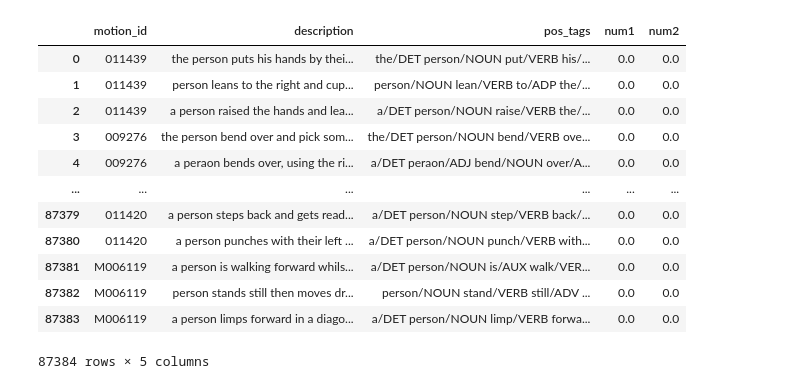
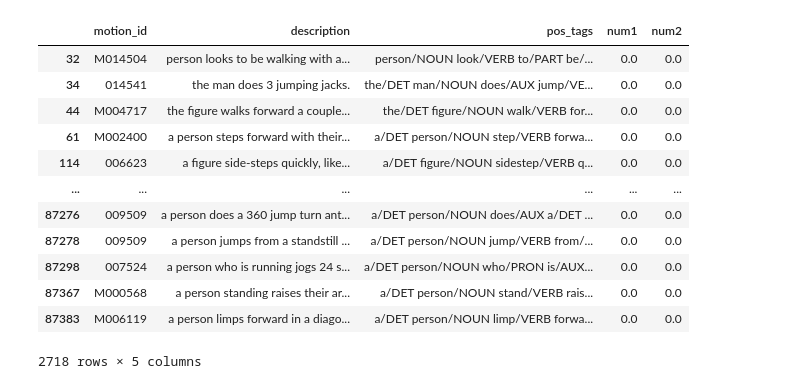
Before and after one commit to hannesmoehring/data_analysis_smpl, a Jupyter notebook: textual/textual_analysis.ipynb, the cells around one changed output. Drawn from its saved outputs; the diff is of its cells as text; code cells hidden in the pictures.

```diff
--- a/textual/textual_analysis.ipynb
+++ b/textual/textual_analysis.ipynb
@@ -4,19 +4,23 @@ import textual_help as th
 h3d_df = th.read_data_texts("../datasets/humanml3d/texts")
 kit_df = th.read_data_texts("../datasets/KIT-ML/texts")
 # %%
-h3d_df
+mask = h3d_df["description"].str.strip().str.split().str.len() != \
+       h3d_df["pos_tags"].str.strip().str.split().str.len()
+
+mismatch_df = h3d_df[mask]
+mismatch_df
 # %% [output]
 |  | motion_id | description | pos_tags | num1 | num2 |
-| 0 | 011439 | the person puts his hands by thei... | the/DET person/NOUN put/VERB his/... | 0.0 | 0.0 |
-| 1 | 011439 | person leans to the right and cup... | person/NOUN lean/VERB to/ADP the/... | 0.0 | 0.0 |
-| 2 | 011439 | a person raised the hands and lea... | a/DET person/NOUN raise/VERB the/... | 0.0 | 0.0 |
-| 3 | 009276 | the person bend over and pick som... | the/DET person/NOUN bend/VERB ove... | 0.0 | 0.0 |
-| 4 | 009276 | a peraon bends over, using the ri... | a/DET peraon/ADJ bend/NOUN over/A... | 0.0 | 0.0 |
+| 32 | M014504 | person looks to be walking with a... | person/NOUN look/VERB to/PART be/... | 0.0 | 0.0 |
+| 34 | 014541 | the man does 3 jumping jacks. | the/DET man/NOUN does/AUX jump/VE... | 0.0 | 0.0 |
+| 44 | M004717 | the figure walks forward a couple... | the/DET figure/NOUN walk/VERB for... | 0.0 | 0.0 |
+| 61 | M002400 | a person steps forward with their... | a/DET person/NOUN step/VERB forwa... | 0.0 | 0.0 |
+| 114 | 006623 | a figure side-steps quickly, like... | a/DET figure/NOUN sidestep/VERB q... | 0.0 | 0.0 |
 | ... | ... | ... | ... | ... | ... |
-| 87379 | 011420 | a person steps back and gets read... | a/DET person/NOUN step/VERB back/... | 0.0 | 0.0 |
-| 87380 | 011420 | a person punches with their left ... | a/DET person/NOUN punch/VERB with... | 0.0 | 0.0 |
-| 87381 | M006119 | a person is walking forward whils... | a/DET person/NOUN is/AUX walk/VER... | 0.0 | 0.0 |
-| 87382 | M006119 | person stands still then moves dr... | person/NOUN stand/VERB still/ADV ... | 0.0 | 0.0 |
+| 87276 | 009509 | a person does a 360 jump turn ant... | a/DET person/NOUN does/AUX a/DET ... | 0.0 | 0.0 |
+| 87278 | 009509 | a person jumps from a standstill ... | a/DET person/NOUN jump/VERB from/... | 0.0 | 0.0 |
+| 87298 | 007524 | a person who is running jogs 24 s... | a/DET person/NOUN who/PRON is/AUX... | 0.0 | 0.0 |
+| 87367 | M000568 | a person standing raises their ar... | a/DET person/NOUN stand/VERB rais... | 0.0 | 0.0 |
 | 87383 | M006119 | a person limps forward in a diago... | a/DET person/NOUN limp/VERB forwa... | 0.0 | 0.0 |
-87384 rows × 5 columns
+2718 rows × 5 columns
 # %%
```
Also changed, not shown: parts of 5 cells of this notebook, 6 other files.
